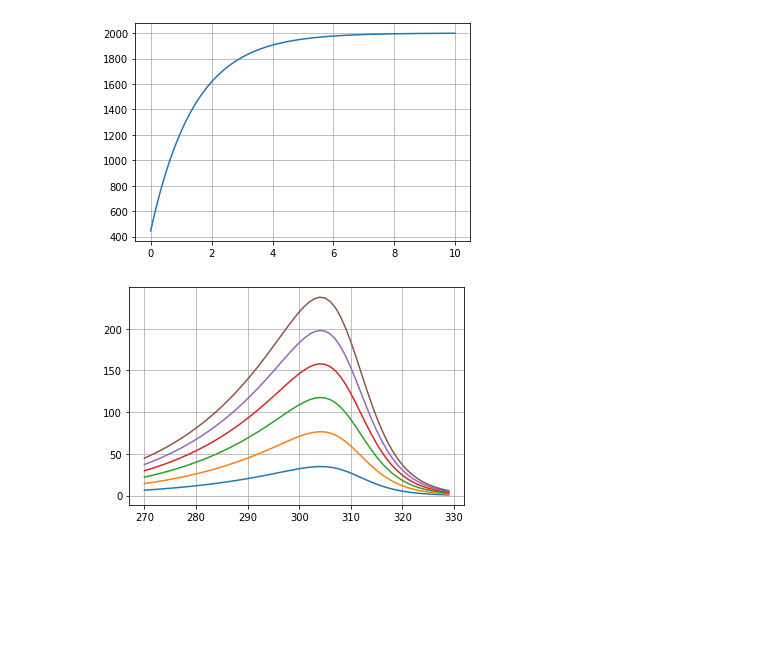
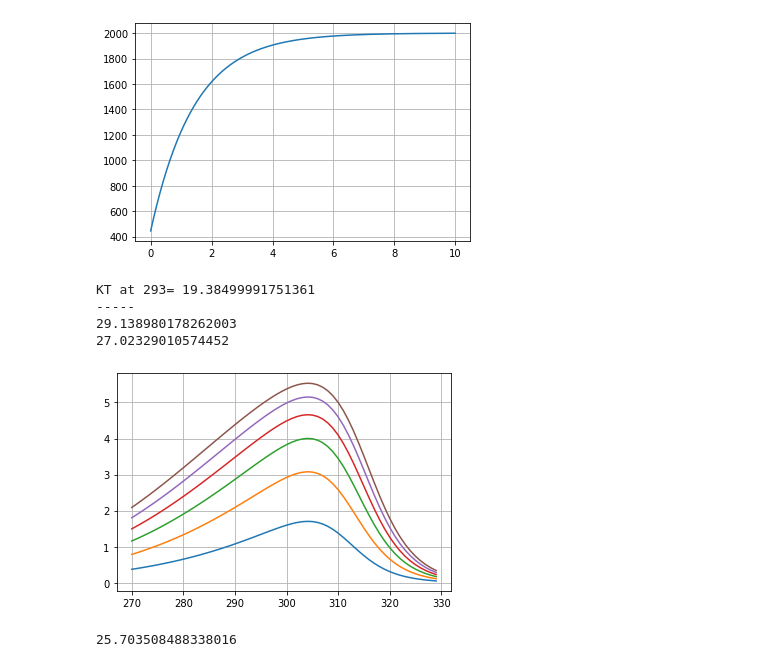
Before and after one commit to thuongle2210/Mathematical-Modelling, a Jupyter notebook: LAI.ipynb, the cells around one changed output. Drawn from its saved outputs; the diff is of its cells as text; code cells hidden in the pictures; blank space fills up the shorter version.

```diff
--- a/LAI.ipynb
+++ b/LAI.ipynb
@@ -37,7 +37,6 @@ def f(T):
     tuso=1+math.exp(-Hd/R*(1/To-1/(Hd/S)))
     mauso=1+math.exp(-Hd/R*(1/T-1/(Hd/S)))
     return tuso/mauso
-
 def L(Lo,Kconst,LAI,m):
     return Lo*(1-(Kconst*np.exp(-Kconst*LAI))/(1-m))
 
@@ -46,28 +45,41 @@ def K_new(LAI,Tem):
 def PMax(Tem):
     return float(K(Tem))*float(f(Tem))
 def PMax_New(LAI,Tem):
-    return LAI*PMax(Tem)/PMax(304)
-
+    return LAI*PMax(Tem) #/PMax(304)
 #print(L(Lo,K,LAI,m))
 def PMaxForMultipleLeaves(LAI,T):
     tuso=float(P_MLT)
-    tuso*=float(PMax_New(LAI,T))
+    tuso*=float(PMax_New(LAI,T))/PMax_New(3,304)
     tuso*=L(Lo,Kconst,LAI,m)
     mauso=L(Lo,Kconst,LAI,m)
     mauso+=KL
     tuso/=mauso
     return tuso
+print("KT at 293=",K_new(3,293))
+Arr_Pmax=[PMax_New(3,x) for x in Temp]
+print("-----")
+print(PMax_New(3,304))
+print(PMaxForMultipleLeaves(3,293))
+# %% [output]
+KT at 293= 19.38499991751361
+-----
+29.138980178262003
+27.02329010574452
 # %%
 def P_New(LAI,CO2_air,T):
     component1=CO2_air+Km+RES*PMaxForMultipleLeaves(LAI,T)
     component2=((CO2_air+Km+RES*PMaxForMultipleLeaves(LAI,T))**2-4*CO2_air*RES*PMaxForMultipleLeaves(LAI,T))**(1/2)
     kq=(component1-component2)/(2*RES)
     return kq
 for i in range(1,7):
     if True:
-        Photosynthesis_rate_with_any_CO2Air=[P_New(i,1181818,x) for x in Temp]
+        Photosynthesis_rate_with_any_CO2Air=[P_New(i,2127,x) for x in Temp]
         plt.plot(Temp,Photosynthesis_rate_with_any_CO2Air)
 plt.grid()
 plt.show()
 # %% [output]
-[figure, old version]
+[figure, new version]
+# %%
+print(PMaxForMultipleLeaves(3,292))
+# %% [output]
+25.703508488338016
```
Also changed, not shown: 5 other files.
